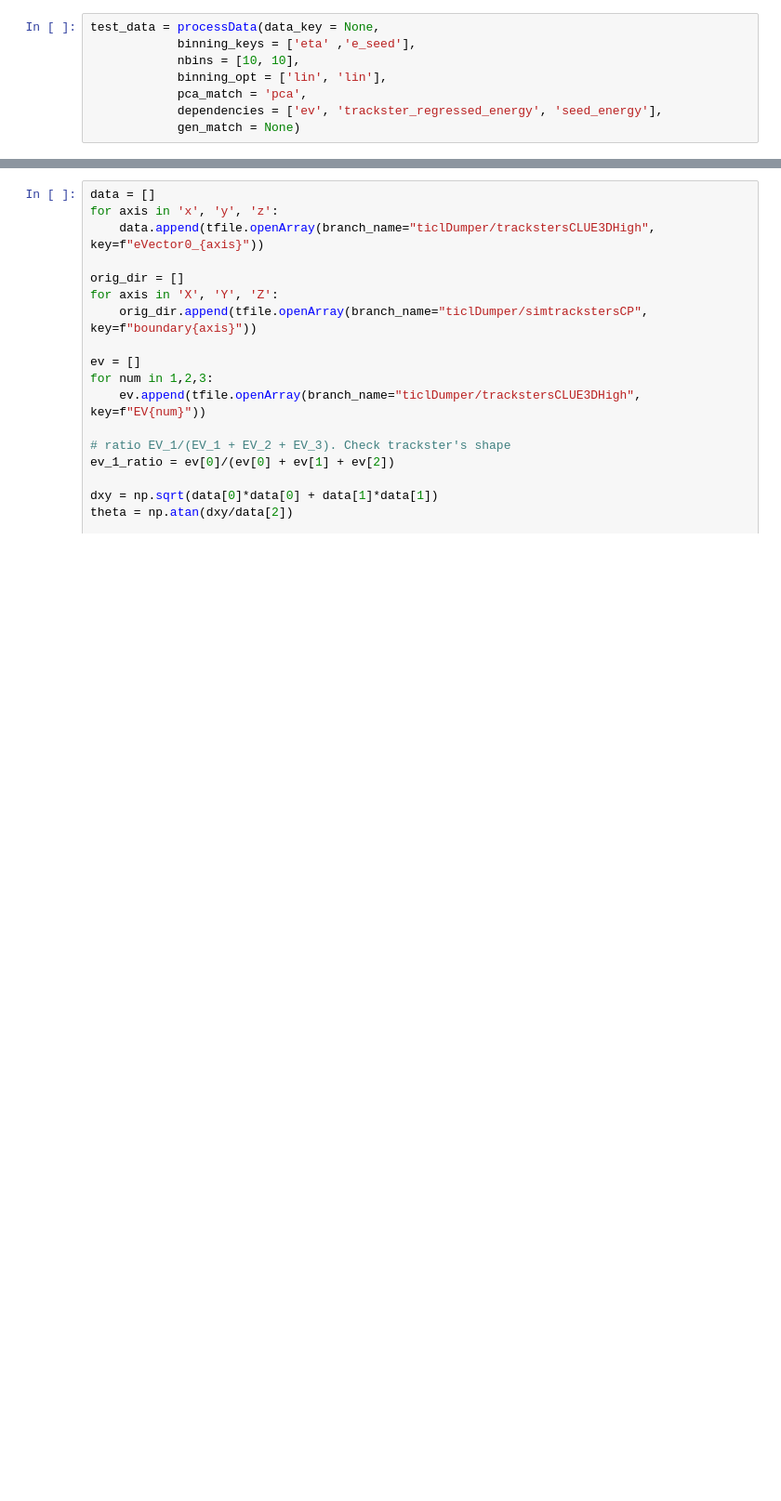
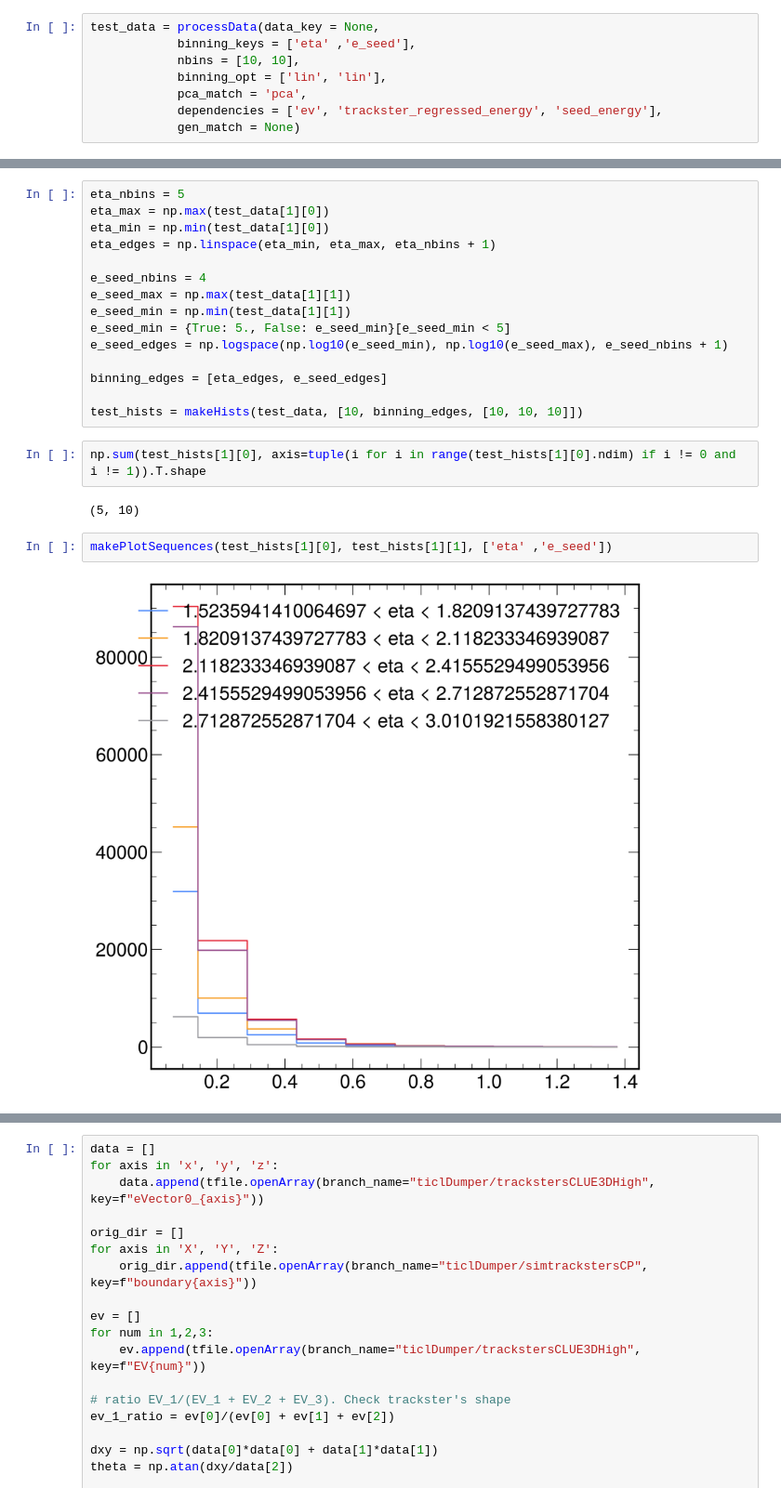
Before and after one commit to BiriukovKirill/TICL_Validation, a Jupyter notebook: python/plot_nb/pca_resolution.ipynb, the cells around one changed output, grey strips where cells are left out. Shown at 93% size. Cells and saved outputs as stored; diff of their text form; blank space fills up the shorter version.

Commit message:
Skeleton for plotting script is done

```diff
--- a/python/plot_nb/pca_resolution.ipynb
+++ b/python/plot_nb/pca_resolution.ipynb
@@ -203,0 +259,23 @@ test_data[2]
+# %%
+eta_nbins = 5
+eta_max = np.max(test_data[1][0])
+eta_min = np.min(test_data[1][0])
+eta_edges = np.linspace(eta_min, eta_max, eta_nbins + 1)
+
+e_seed_nbins = 4
+e_seed_max = np.max(test_data[1][1])
+e_seed_min = np.min(test_data[1][1])
+e_seed_min = {True: 5., False: e_seed_min}[e_seed_min < 5]
+e_seed_edges = np.logspace(np.log10(e_seed_min), np.log10(e_seed_max), e_seed_nbins + 1)
+
+binning_edges = [eta_edges, e_seed_edges]
+
+test_hists = makeHists(test_data, [10, binning_edges, [10, 10, 10]])
+# %%
+np.sum(test_hists[1][0], axis=tuple(i for i in range(test_hists[1][0].ndim) if i != 0 and i != 1)).T.shape
+# %% [output]
+(5, 10)
+# %%
+makePlotSequences(test_hists[1][0], test_hists[1][1], ['eta' ,'e_seed'])
+# %% [output]
+[figure, added]
```
Also changed, not shown: parts of 5 cells of this notebook.
